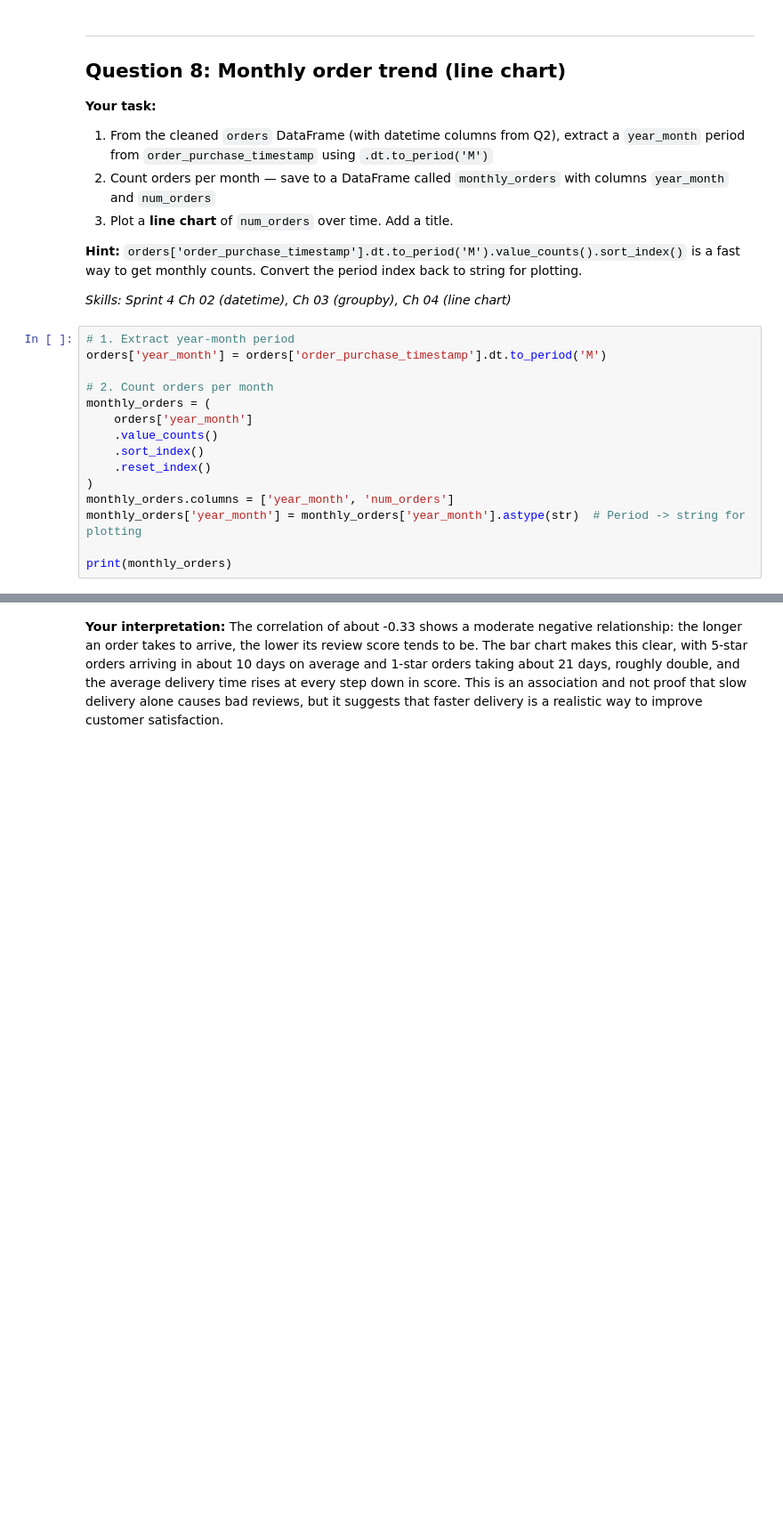
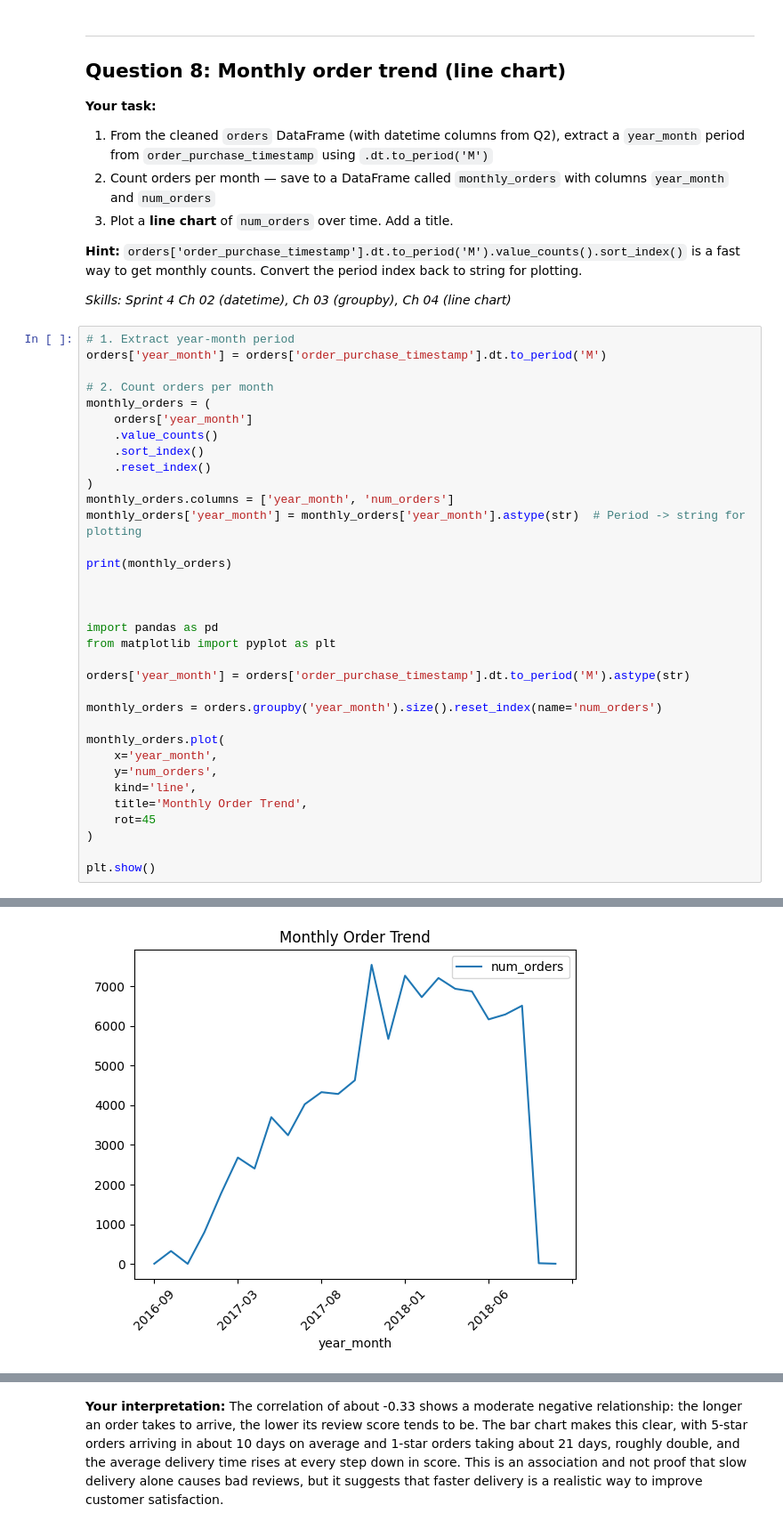
Before and after one commit to Abel-ephrem/python-project, a Jupyter notebook: sprint4_final_project_starter.ipynb, the cells around one changed output, grey strips where cells are left out. Shown at 89% size. Cells and saved outputs as stored; diff of their text form; blank space fills up the shorter version.

```diff
--- a/sprint4_final_project_starter.ipynb
+++ b/sprint4_final_project_starter.ipynb
@@ -395,33 +412,53 @@ orders['year_month'] = orders['order_purchase_timestamp'].dt.to_period('M')
 
 # 2. Count orders per month
 monthly_orders = (
     orders['year_month']
     .value_counts()
     .sort_index()
     .reset_index()
 )
 monthly_orders.columns = ['year_month', 'num_orders']
 monthly_orders['year_month'] = monthly_orders['year_month'].astype(str)  # Period -> string for plotting
 
 print(monthly_orders)
+
+
+
+import pandas as pd
+from matplotlib import pyplot as plt
+
+orders['year_month'] = orders['order_purchase_timestamp'].dt.to_period('M').astype(str)
+
+monthly_orders = orders.groupby('year_month').size().reset_index(name='num_orders')
+
+monthly_orders.plot(
+    x='year_month',
+    y='num_orders',
+    kind='line',
+    title='Monthly Order Trend',
+    rot=45
+)
+
+plt.show()
 # %% [output]
    year_month  num_orders
 0     2016-09           4
 1     2016-10         324
 2     2016-12           1
 3     2017-01         800
 4     2017-02        1780
 5     2017-03        2682
 6     2017-04        2404
 7     2017-05        3700
 8     2017-06        3245
 9     2017-07        4026
 10    2017-08        4331
 ... (10 lines left out)
 21    2018-07        6292
 22    2018-08        6512
 23    2018-09          16
 24    2018-10           4
+[figure, added]
 # %% [markdown]
 ---
 
```
Also changed, not shown: parts of 2 cells of this notebook.
